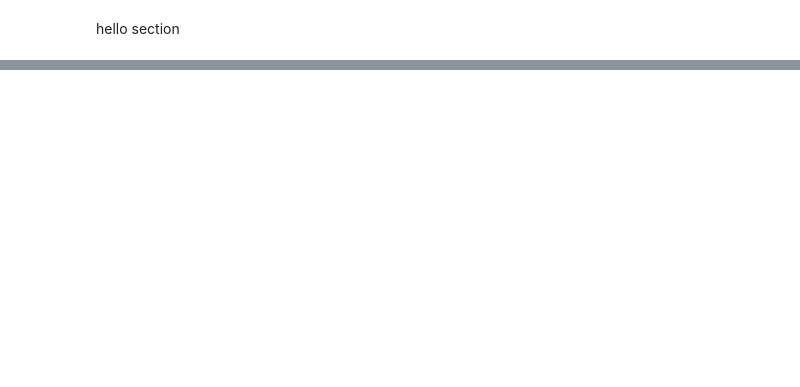
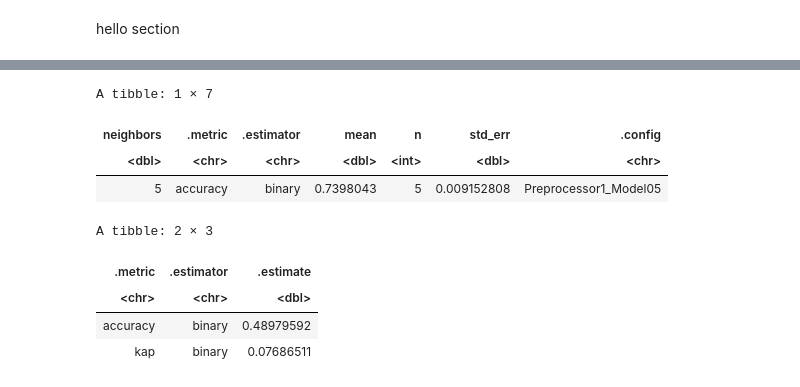
Before and after one commit to YiyangChen-6/25-summerterm-project, a Jupyter notebook: project.ipynb, the cells around one changed output, grey strips where cells are left out. Drawn from its saved outputs; the diff is of its cells as text; code cells hidden in the pictures; blank space fills up the shorter version.

```diff
--- a/project.ipynb
+++ b/project.ipynb
@@ -64,0 +107,63 @@ A spec_tbl_df: 1535 × 5
+# %%
+#scaled_played_hours
+set.seed(1234)
+play_recipe <- recipe(subscribe ~ scaled_played_hours, data = train_split)
+
+play_vfold <- vfold_cv(players, v = 5, strata = subscribe)
+
+play_model <- nearest_neighbor(neighbors = tune(), weight_func = "rectangular") |>
+  set_engine("kknn") |>
+  set_mode("classification")
+
+k_vals <- tibble(neighbors = seq(from = 1, to = 10, by = 1))
+
+play_result <- workflow() |>
+add_recipe(play_recipe)|>
+add_model(play_model)|>
+tune_grid(resamples = play_vfold, grid = k_vals) |>
+collect_metrics()
+
+accuracy <- play_result |>
+       filter(.metric == "accuracy")
+
+accuracy_versus_k_2 <- ggplot(accuracy, aes(x = neighbors, y = mean))+
+       geom_point() +
+       geom_line() +
+       labs(x = "Neighbors", y = "Accuracy Estimate") +
+       scale_x_continuous(breaks = seq(0, 13, by = 1)) +  # adjusting the x-axis
+       scale_y_continuous(limits = c(0.4, 1.0)) # adjusting the y-axis
+
+
+best_k_2 <- accuracy |>
+arrange(desc(mean)) |>
+slice(1)
+best_k_2
+
+final_knn_2 <- nearest_neighbor(neighbors = 5, weight_func = "rectangular")|>
+set_engine("kknn")|>
+set_mode("classification")
+
+final_workflow_2 <- workflow() |>
+  add_recipe(play_recipe) |>
+  add_model(final_knn_2)
+
+final_fit_2 <- final_workflow_2 |>
+  fit(data = train_split)
+
+test_predictions_2 <- predict(final_fit_2, test_split) |>
+  bind_cols(test_split)
+
+metrics_2 <- test_predictions_2 |>
+  metrics(truth = subscribe, estimate = .pred_class)
+
+metrics_2
+# %% [output]
+A tibble: 1 × 7
+| neighbors | .metric | .estimator | mean | n | std_err | .config |
+| <dbl> | <chr> | <chr> | <dbl> | <int> | <dbl> | <chr> |
+| 5 | accuracy | binary | 0.7398043 | 5 | 0.009152808 | Preprocessor1_Model05 |
+A tibble: 2 × 3
+| .metric | .estimator | .estimate |
+| <chr> | <chr> | <dbl> |
+| accuracy | binary | 0.48979592 |
+| kap | binary | 0.07686511 |
```
Also changed, not shown: parts of 6 cells of this notebook.
